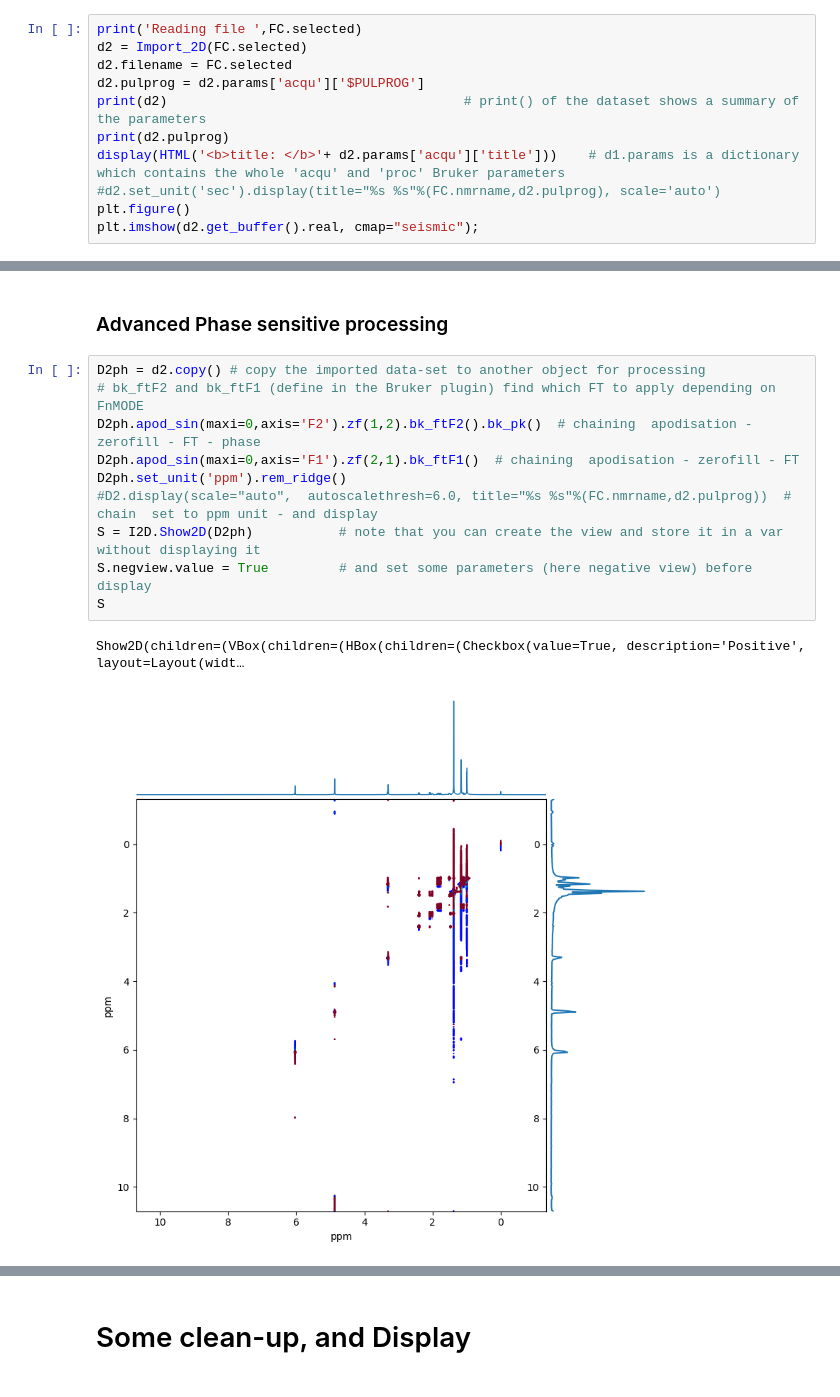
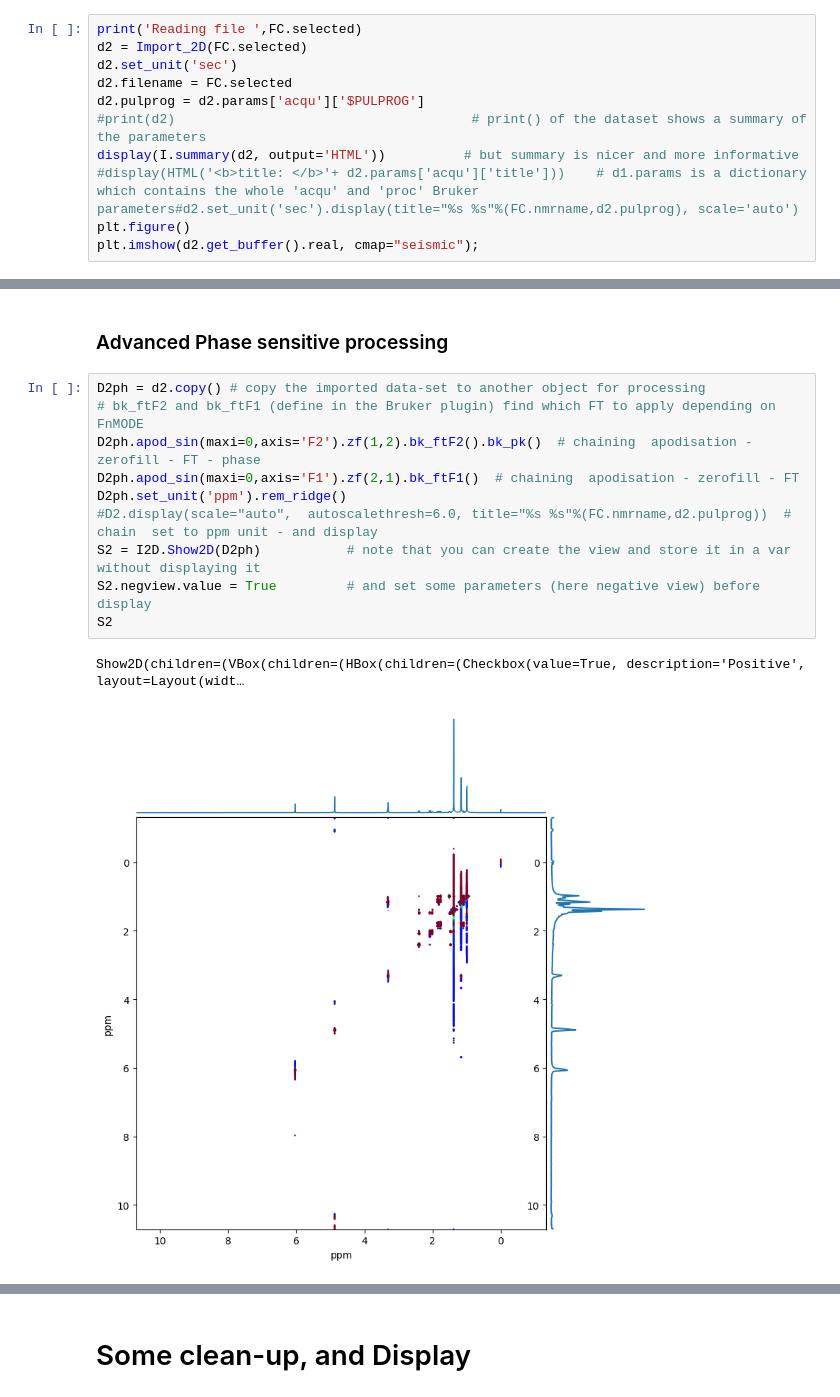
Before and after one commit to spike-project/spike, a Jupyter notebook: Notebooks/Proc2DNMR.ipynb, the cells around one changed output, grey strips where cells are left out. Cells and saved outputs as stored; diff of their text form.

```diff
--- a/Notebooks/Proc2DNMR.ipynb
+++ b/Notebooks/Proc2DNMR.ipynb
@@ -95,12 +96,12 @@ We store the dataset into a variable called d2.
 # %%
 print('Reading file ',FC.selected)
 d2 = Import_2D(FC.selected)
+d2.set_unit('sec')
 d2.filename = FC.selected
 d2.pulprog = d2.params['acqu']['$PULPROG']
-print(d2)                                      # print() of the dataset shows a summary of the parameters
-print(d2.pulprog)
-display(HTML('<b>title: </b>'+ d2.params['acqu']['title']))    # d1.params is a dictionary which contains the whole 'acqu' and 'proc' Bruker parameters
-#d2.set_unit('sec').display(title="%s %s"%(FC.nmrname,d2.pulprog), scale='auto')
+#print(d2)                                      # print() of the dataset shows a summary of the parameters
+display(I.summary(d2, output='HTML'))          # but summary is nicer and more informative
+#display(HTML('<b>title: </b>'+ d2.params['acqu']['title']))    # d1.params is a dictionary which contains the whole 'acqu' and 'proc' Bruker parameters#d2.set_unit('sec').display(title="%s %s"%(FC.nmrname,d2.pulprog), scale='auto')
 plt.figure()
 plt.imshow(d2.get_buffer().real, cmap="seismic");
 # %% [output]
@@ -135,16 +163,16 @@ Show2D(children=(VBox(children=(HBox(children=(Checkbox(value=True, description=
 # %%
 D2ph = d2.copy() # copy the imported data-set to another object for processing
 # bk_ftF2 and bk_ftF1 (define in the Bruker plugin) find which FT to apply depending on FnMODE
 D2ph.apod_sin(maxi=0,axis='F2').zf(1,2).bk_ftF2().bk_pk()  # chaining  apodisation - zerofill - FT - phase
 D2ph.apod_sin(maxi=0,axis='F1').zf(2,1).bk_ftF1()  # chaining  apodisation - zerofill - FT
 D2ph.set_unit('ppm').rem_ridge()
 #D2.display(scale="auto",  autoscalethresh=6.0, title="%s %s"%(FC.nmrname,d2.pulprog))  # chain  set to ppm unit - and display
-S = I2D.Show2D(D2ph)           # note that you can create the view and store it in a var without displaying it
-S.negview.value = True         # and set some parameters (here negative view) before display
-S
+S2 = I2D.Show2D(D2ph)           # note that you can create the view and store it in a var without displaying it
+S2.negview.value = True         # and set some parameters (here negative view) before display
+S2
 # %% [output]
 Show2D(children=(VBox(children=(HBox(children=(Checkbox(value=True, description='Positive', layout=Layout(widt…
-[figure, old version]
+[figure, new version]
 # %% [markdown]
 ### Rephasing
 
```
Also changed, not shown: parts of 12 cells of this notebook, 12 other files.
